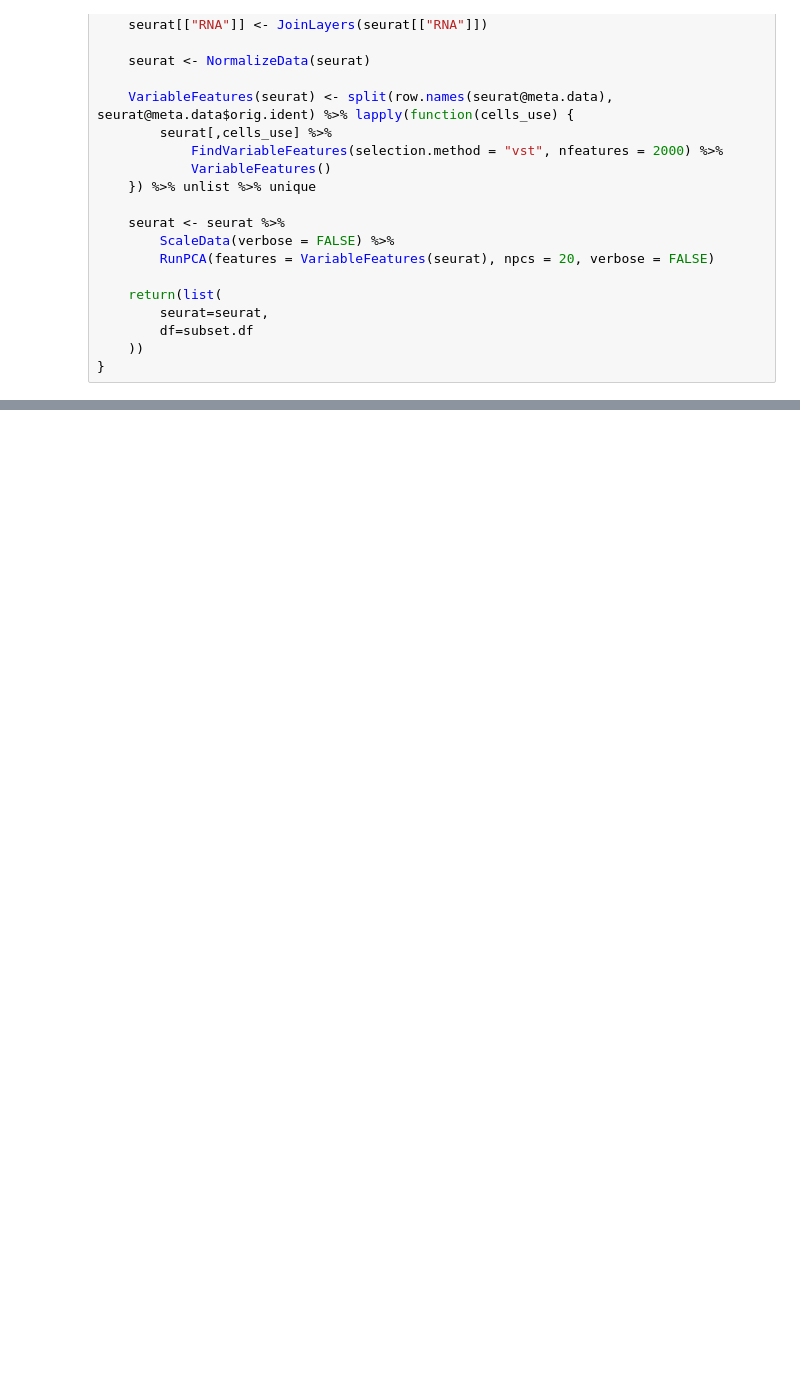
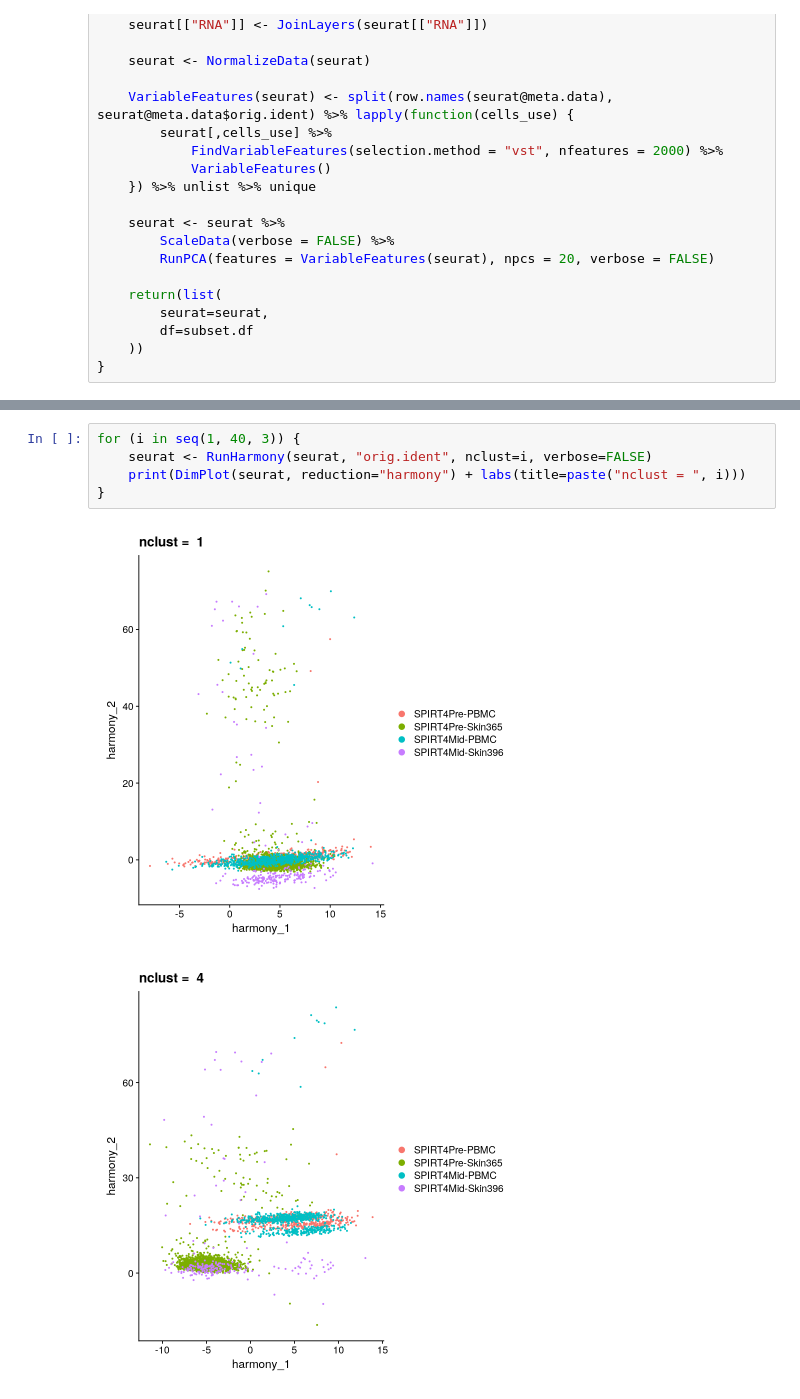
Before and after one commit to cvaske/cho-skin-cd45, a Jupyter notebook: docker-seurat5.0.0/01-harmony-run1.ipynb, the cells around one changed output, grey strips where cells are left out. Saved outputs shown, nothing was run; the diff lists cells and outputs as text; blank space fills up the shorter version.

```diff
--- a/docker-seurat5.0.0/01-harmony-run1.ipynb
+++ b/docker-seurat5.0.0/01-harmony-run1.ipynb
@@ -76,0 +114,8 @@ load.mergeset <- function(md) {
+# %%
+for (i in seq(1, 40, 3)) {
+    seurat <- RunHarmony(seurat, "orig.ident", nclust=i, verbose=FALSE)
+    print(DimPlot(seurat, reduction="harmony") + labs(title=paste("nclust = ", i)))
+}
+# %% [output]
+[figure, added]
+[figure, added]
```
Also changed, not shown: parts of 6 cells of this notebook, 1 other file.
